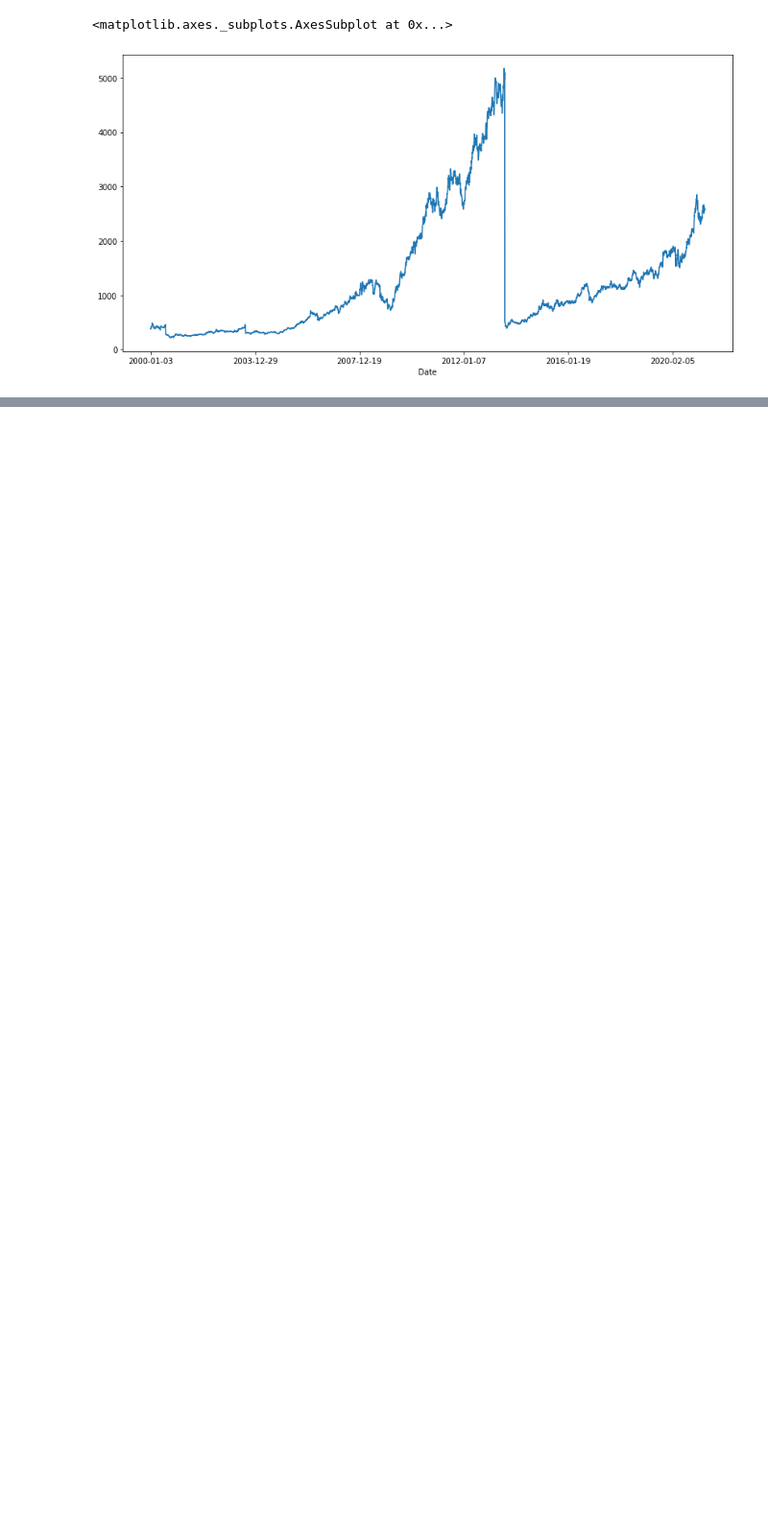
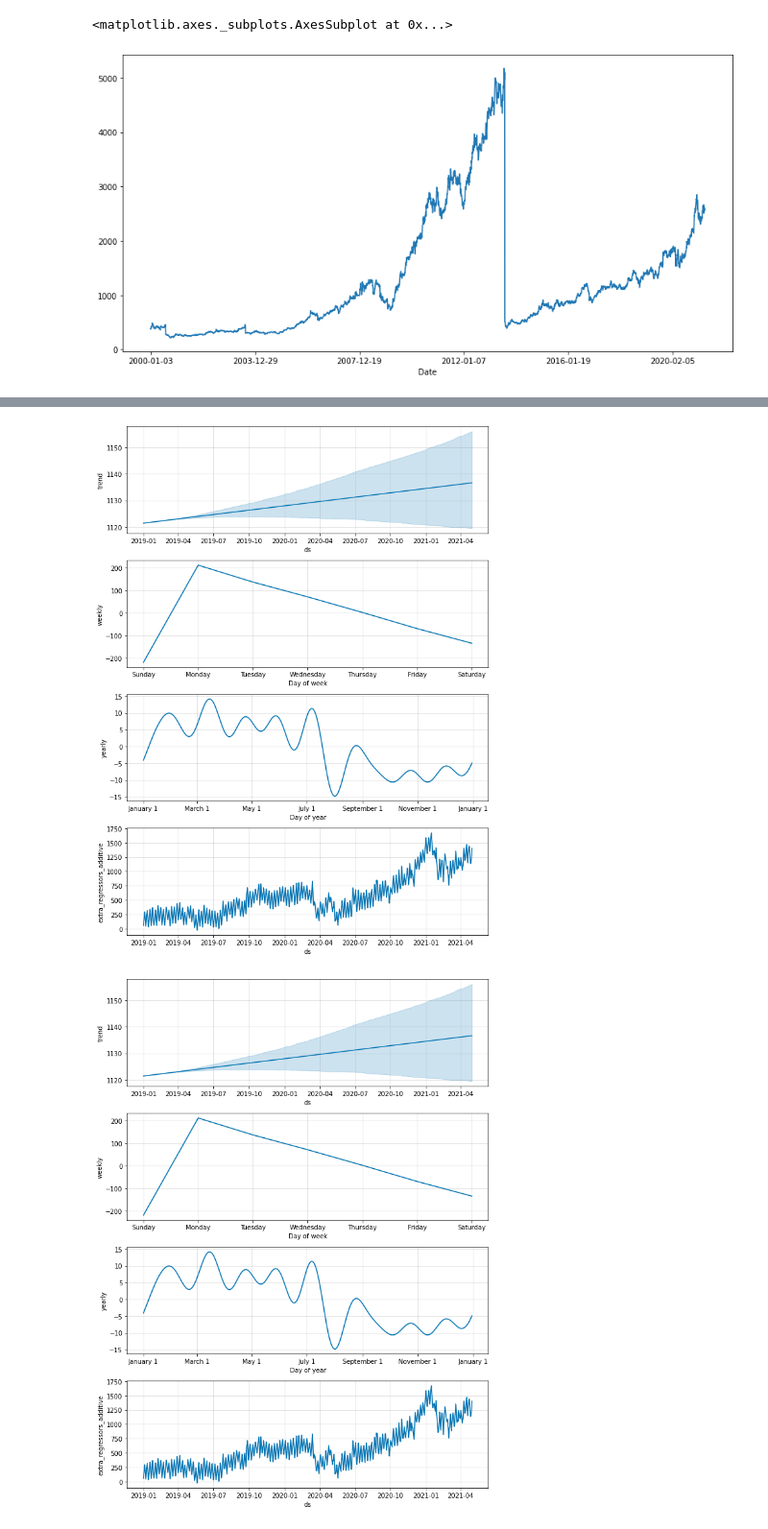
Before and after one commit to hargurjeet/MachineLearning, a Jupyter notebook: Nifty_50_Time_Series_Forecasting.ipynb, the cells around one changed output, grey strips where cells are left out. Shown at 96% size. Cells and saved outputs as stored; diff of their text form; code cells hidden in the pictures; blank space fills up the shorter version.

```diff
--- a/Nifty_50_Time_Series_Forecasting.ipynb
+++ b/Nifty_50_Time_Series_Forecasting.ipynb
@@ -158,0 +354,9 @@ NameError: ignored
+# %%
+model_fbp = Prophet()
+for feature in exogenous_features:
+    model_fbp.add_regressor(feature)
+
+model_fbp.fit(df_train[["Date", "VWAP"] + exogenous_features].rename(columns={"Date": "ds", "VWAP": "y"}))
+
+forecast = model_fbp.predict(df_valid[["Date", "VWAP"] + exogenous_features].rename(columns={"Date": "ds"}))
+df_valid["Forecast_Prophet"] = forecast.yhat.values
@@ -158,0 +372,5 @@ NameError: ignored
+# %%
+model_fbp.plot_components(forecast)
+# %% [output]
+[figure, added]
+[figure, added]
```
Also changed, not shown: parts of 23 cells of this notebook.
